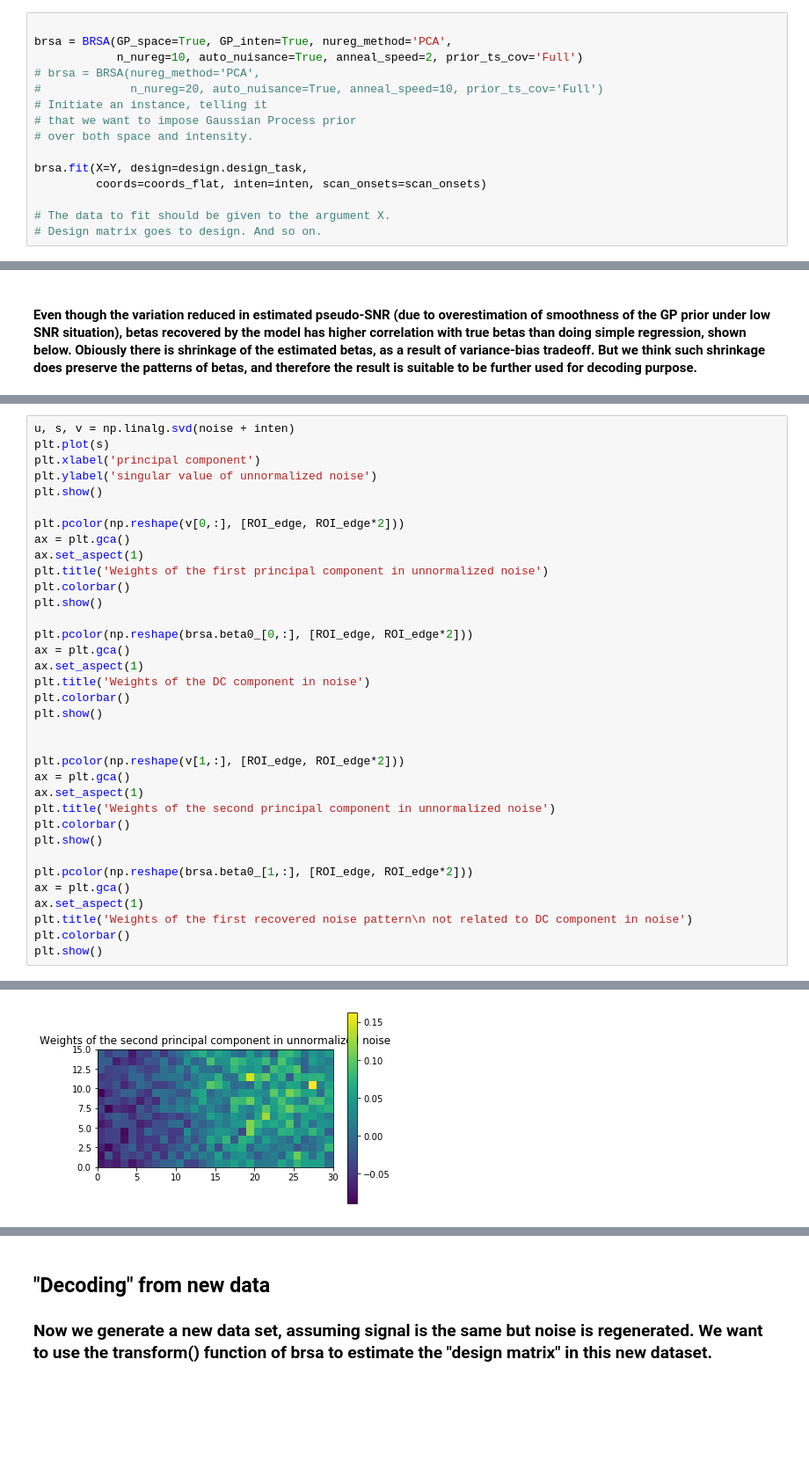
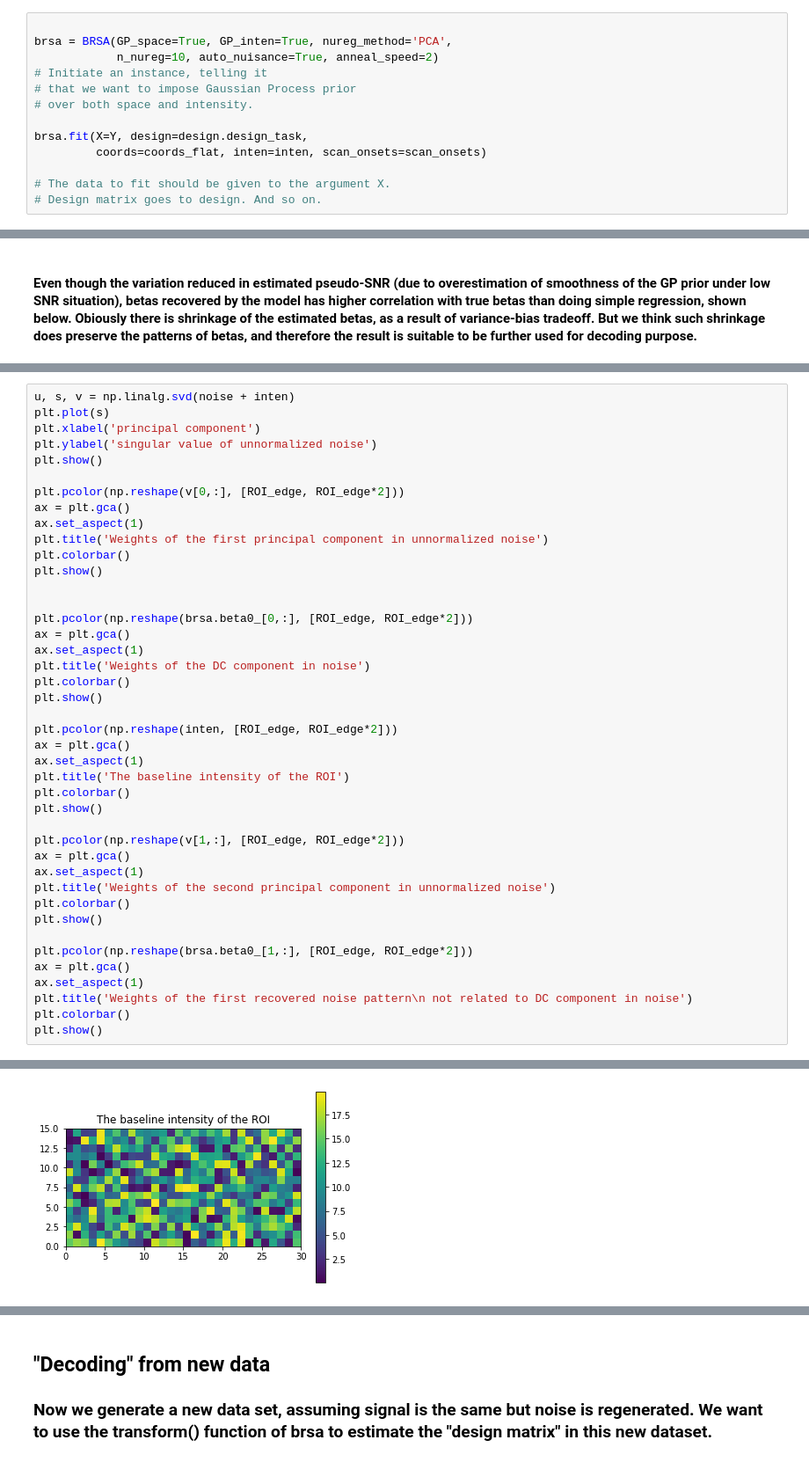
Before and after one commit to brainiak/brainiak, a Jupyter notebook: examples/reprsimil/brsa_representational_similarity_estimate_example.ipynb, the cells around one changed output, grey strips where cells are left out. Shown at 88% size. Cells and saved outputs as stored; diff of their text form; blank space fills up the shorter version.

```diff
--- a/examples/reprsimil/brsa_representational_similarity_estimate_example.ipynb
+++ b/examples/reprsimil/brsa_representational_similarity_estimate_example.ipynb
@@ -303,9 +304,7 @@ If you prefer not using this approach based on principal components of residuals
 # %%
 
 brsa = BRSA(GP_space=True, GP_inten=True, nureg_method='PCA',
-            n_nureg=10, auto_nuisance=True, anneal_speed=2, prior_ts_cov='Full')
-# brsa = BRSA(nureg_method='PCA',
-#             n_nureg=20, auto_nuisance=True, anneal_speed=10, prior_ts_cov='Full')
+            n_nureg=10, auto_nuisance=True, anneal_speed=2)
 # Initiate an instance, telling it
 # that we want to impose Gaussian Process prior
 # over both space and intensity.
@@ -482,31 +480,38 @@ ax = plt.gca()
 ax.set_aspect(1)
 plt.title('Weights of the first principal component in unnormalized noise')
 plt.colorbar()
 plt.show()
 
+
 plt.pcolor(np.reshape(brsa.beta0_[0,:], [ROI_edge, ROI_edge*2]))
 ax = plt.gca()
 ax.set_aspect(1)
 plt.title('Weights of the DC component in noise')
 plt.colorbar()
 plt.show()
 
+plt.pcolor(np.reshape(inten, [ROI_edge, ROI_edge*2]))
+ax = plt.gca()
+ax.set_aspect(1)
+plt.title('The baseline intensity of the ROI')
+plt.colorbar()
+plt.show()
 
 plt.pcolor(np.reshape(v[1,:], [ROI_edge, ROI_edge*2]))
 ax = plt.gca()
 ax.set_aspect(1)
 plt.title('Weights of the second principal component in unnormalized noise')
 plt.colorbar()
 plt.show()
 
 plt.pcolor(np.reshape(brsa.beta0_[1,:], [ROI_edge, ROI_edge*2]))
 ax = plt.gca()
 ax.set_aspect(1)
 plt.title('Weights of the first recovered noise pattern\n not related to DC component in noise')
 plt.colorbar()
 plt.show()
 # %% [output]
 [figure]
 [figure]
 [figure]
-[figure, old version]
+[figure, new version]
```
Also changed, not shown: parts of 16 cells of this notebook, 3 other files.
